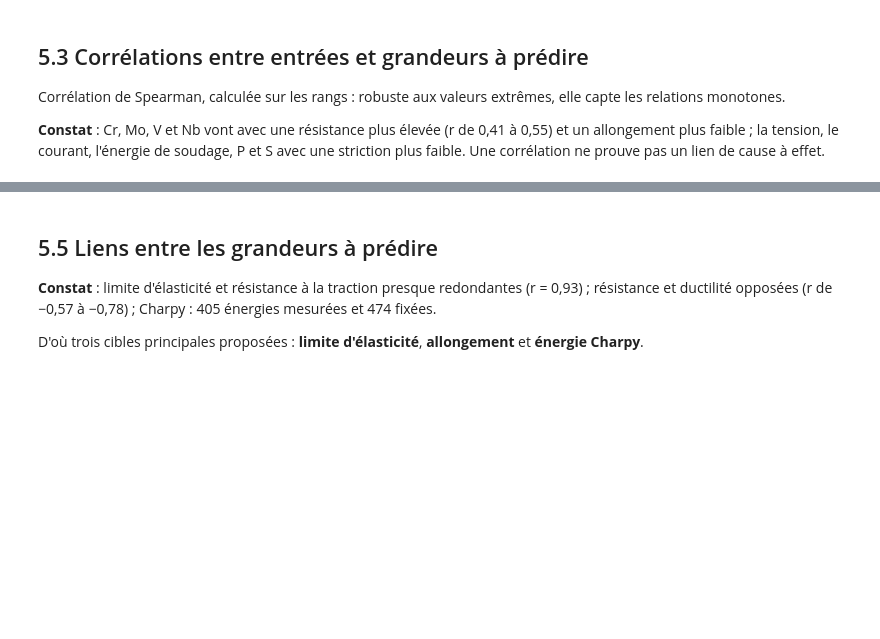
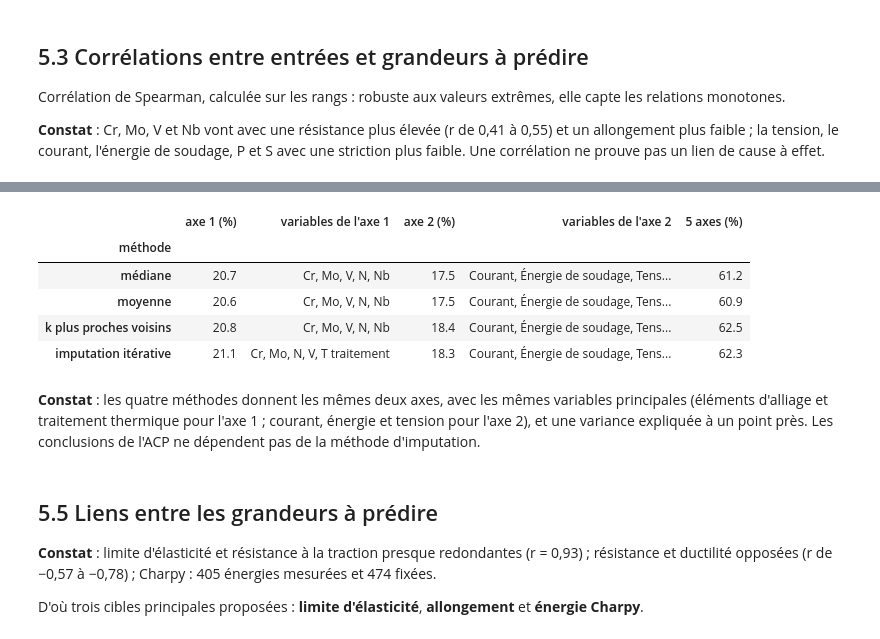
Before and after one commit to marglgls/Projet-ML-soudures, a Jupyter notebook: data_preprocessing.ipynb, the cells around one changed output, grey strips where cells are left out. Drawn from its saved outputs; the diff is of its cells as text; code cells hidden in the pictures; blank space fills up the shorter version.

```diff
--- a/data_preprocessing.ipynb
+++ b/data_preprocessing.ipynb
@@ -1094,3 +1104,41 @@ Variance expliquée (%) : [20.7 17.5  8.8  7.9  6.4  5.4] | cumulée 2 axes : 38
+# %%
+from sklearn.experimental import enable_iterative_imputer  # noqa: F401 (active IterativeImputer)
+from sklearn.impute import IterativeImputer, KNNImputer
+
+
+def standardiser(A):
+    return (A - A.mean()) / A.std()
+
+
+X_brut = etats[numeriques]
+X_brut_std = standardiser(X_brut)
+imputations = {
+    "médiane": X_brut.fillna(X_brut.median()),
+    "moyenne": X_brut.fillna(X_brut.mean()),
+    "k plus proches voisins": pd.DataFrame(KNNImputer(n_neighbors=5).fit_transform(X_brut_std),
+                                           columns=numeriques),
+    "imputation itérative": pd.DataFrame(IterativeImputer(max_iter=20, random_state=0).fit_transform(X_brut),
+                                         columns=numeriques),
+}
+lignes = []
+for methode, X_imp in imputations.items():
+    acp_m = PCA().fit(standardiser(X_imp))
+    var = acp_m.explained_variance_ratio_ * 100
+    charges_m = pd.DataFrame(acp_m.components_[:2].T * np.sqrt(acp_m.explained_variance_[:2]),
+                             index=[NOMS[c] for c in numeriques])
+    principales = [", ".join(charges_m[k].abs().sort_values(ascending=False).index[:5]) for k in (0, 1)]
+    lignes.append({"méthode": methode, "axe 1 (%)": var[0], "variables de l'axe 1": principales[0],
+                   "axe 2 (%)": var[1], "variables de l'axe 2": principales[1], "5 axes (%)": var[:5].sum()})
+display(pd.DataFrame(lignes).set_index("méthode").round(1))
+# %% [output]
+|  | axe 1 (%) | variables de l'axe 1 | axe 2 (%) | variables de l'axe 2 | 5 axes (%) |
+| méthode |  |  |  |  |  |
+| médiane | 20.7 | Cr, Mo, V, N, Nb | 17.5 | Courant, Énergie de soudage, Tens... | 61.2 |
+| moyenne | 20.6 | Cr, Mo, V, N, Nb | 17.5 | Courant, Énergie de soudage, Tens... | 60.9 |
+| k plus proches voisins | 20.8 | Cr, Mo, V, N, Nb | 18.4 | Courant, Énergie de soudage, Tens... | 62.5 |
+| imputation itérative | 21.1 | Cr, Mo, N, V, T traitement | 18.3 | Courant, Énergie de soudage, Tens... | 62.3 |
+# %% [markdown]
+**Constat** : les quatre méthodes donnent les mêmes deux axes, avec les mêmes variables principales (éléments d'alliage et traitement thermique pour l'axe 1 ; courant, énergie et tension pour l'axe 2), et une variance expliquée à un point près. Les conclusions de l'ACP ne dépendent pas de la méthode d'imputation.
 # %% [markdown]
 ## 5.5 Liens entre les grandeurs à prédire
 
```
Also changed, not shown: parts of 12 cells of this notebook, 2 other files.
